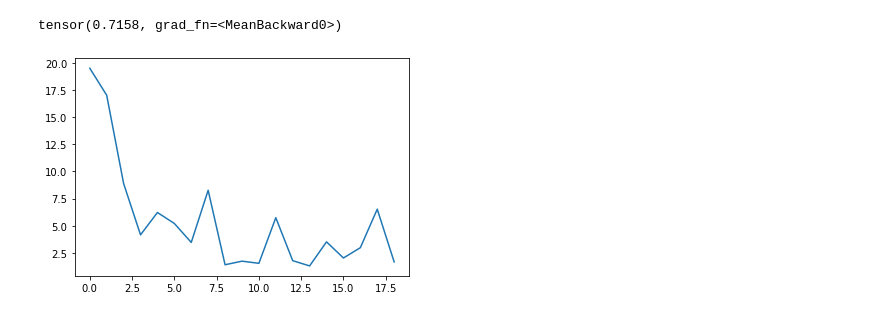
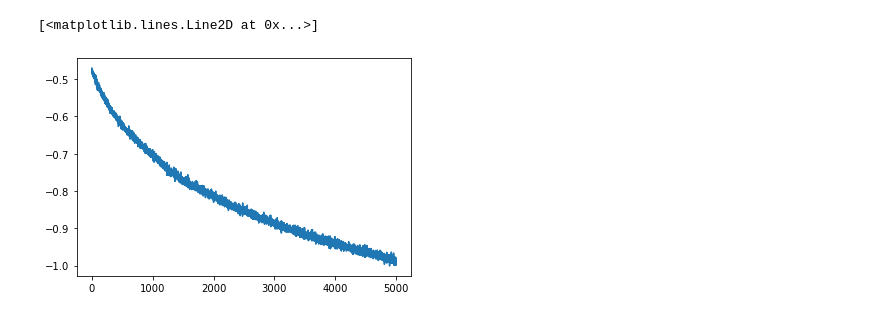
Before and after one commit to simonebmalerba/neural_VAE, a Jupyter notebook: bernoulli_enc.ipynb, the cells around one changed output. Saved outputs shown, nothing was run; the diff lists cells and outputs as text; code cells hidden in the pictures.

```diff
--- a/bernoulli_enc.ipynb
+++ b/bernoulli_enc.ipynb
@@ -42,0 +40,14 @@ def rate_vampBernoulli(x,encoder,x_k):
+# %%
+
+lossVec = []
+mseVec = []
+params = list(enc.parameters()) + list(dec.parameters())
+optimizer = torch.optim.Adam(params,lr)
+for epoch in range(N_EPOCHS):
+    for x_ in x_data:
+        loss = distortion_gaussian(x,enc,dec)
+        lossVec.append(loss.item())
+        #print(torch.softmax(decoder.qs,dim=1))
+        optimizer.zero_grad()
+        loss.backward()
+        optimizer.step()
@@ -43,3 +58,8 @@ def rate_vampBernoulli(x,encoder,x_k):
+# %%
+plt.plot(lossVec)
+# %% [output]
+[<matplotlib.lines.Line2D at 0x...>]
+[figure, added]
 # %%
 DVec = []
 DtVec = []
@@ -60,24 +81,0 @@ for sigmai in np.arange(0.01,0.2,0.01):
-# %%
-enc = BernoulliEncoder(N,x_min-0.2,x_max+0.2)
-lat_samp=10
-tau=0.1
-enc.log_sigmas = torch.log(0.01*torch.ones(N)[None,:])
-inv_sigma2 = torch.exp(-2*enc.log_sigmas).transpose(0,1)
-phi0 = torch.cat((enc.cs.transpose(0,1)*inv_sigma2,-0.5*inv_sigma2),dim=1)
-dec = GaussianDecoder(phi0)
-p_r_x = enc(x_sorted)
-bsize,N = p_r_x.shape
-eps = torch.rand(bsize,lat_samp,N)
-r = torch.sigmoid((torch.log(eps) - torch.log(1-eps) + p_r_x[:,None,:])/tau)
-mu_dec,sigma2_dec = dec(r)
-inv_sigma2_dec = 1/sigma2_dec
-mp = mu_dec*inv_sigma2_dec
-logq_x_r = -0.5*(x_sorted**2)*inv_sigma2_dec + x_sorted*mp - 0.5*mu_dec*mp - 0.5*torch.log(2*np.pi*sigma2_dec)
-logq_x_r.mean()
-# %% [output]
-tensor(0.7158, grad_fn=<MeanBackward0>)
-# %%
-plt.plot(np.array(RVec)+np.array(DVec))
-#plt.plot(DVec + np.log(500))
-# %% [output]
-[figure, removed]
```
Also changed, not shown: parts of 16 cells of this notebook.
